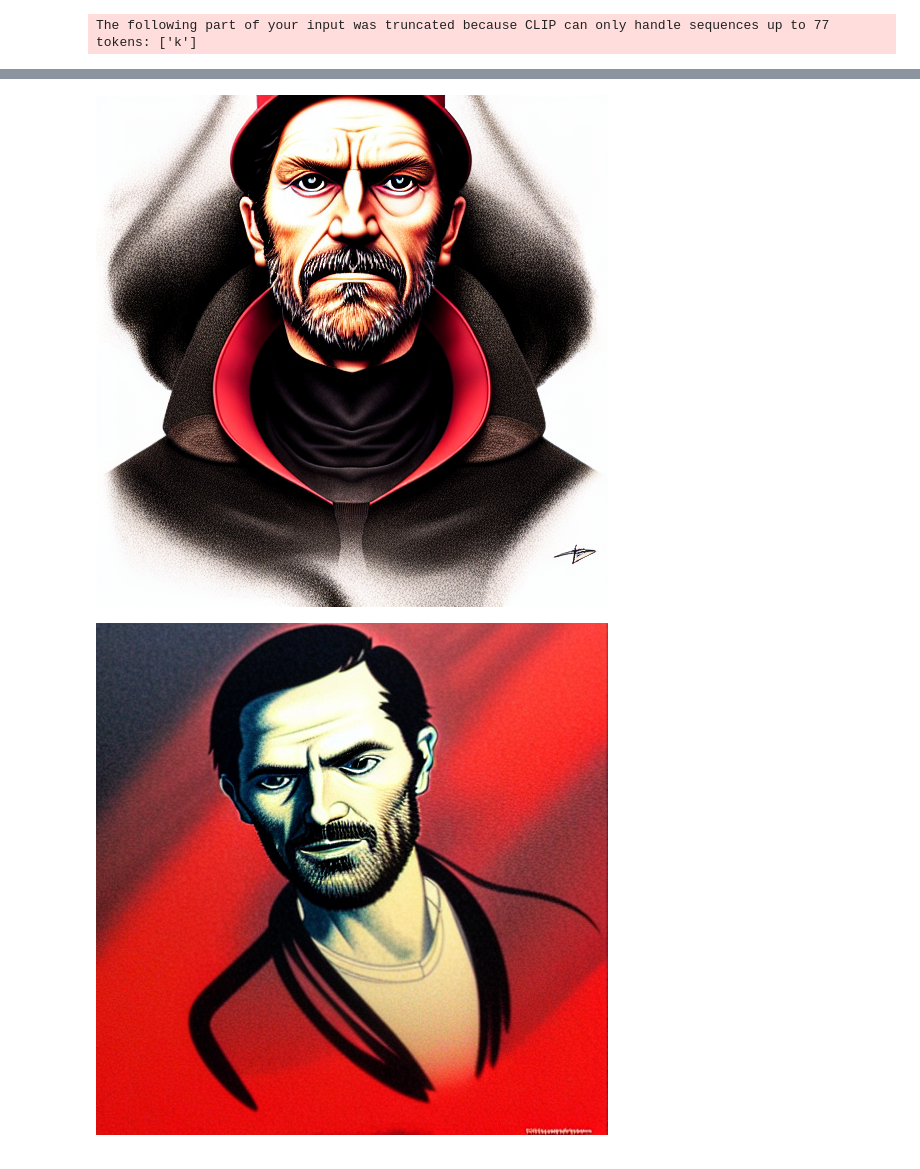
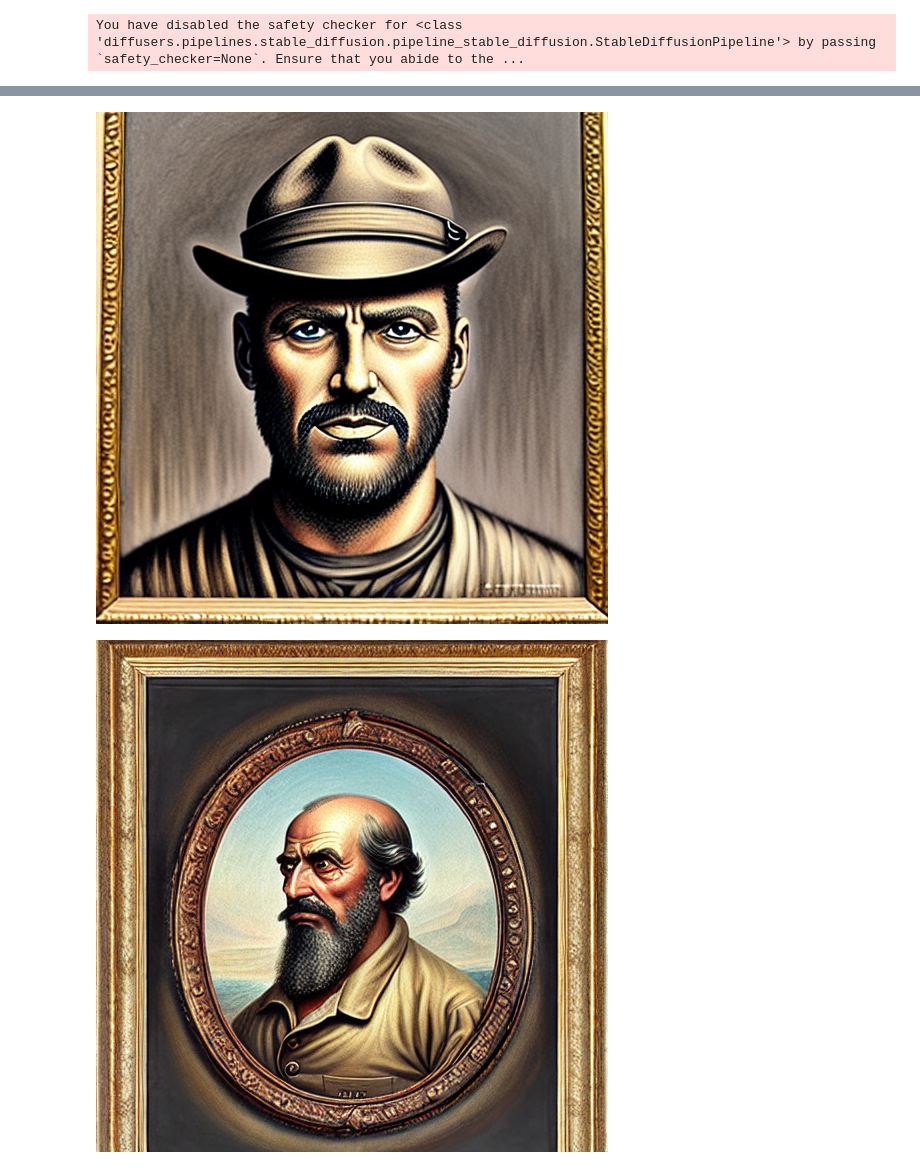
Before and after one commit to titika2013/Train_stable_diffusion_dreambooth, a Jupyter notebook: Train_stable_diffusion.ipynb, the cells around one changed output, grey strips where cells are left out. Cells and saved outputs as stored; diff of their text form; code cells hidden in the pictures.

```diff
--- a/Train_stable_diffusion.ipynb
+++ b/Train_stable_diffusion.ipynb
@@ -104,11 +110,14 @@ GPU Usage after emptying the cache
 # %%
-GEN_SCRIPT = "/content/dreambooth_train/run_sd_ generator.py"
-model_sd_path = "/content/models/TIG-XXL_session" # path to trained model
-key_name = "TIG-XXL"
-input_user_prompt = "highly detailed portrait of pierce brisnan as old sailor, \
-by Dustin Nguyen, Akihiko Yoshida, Greg Tocchini, Greg Rutkowski, Cliff Chiang,\
- 4k resolution, Dishonored inspired, bravely default inspired, vibrant but dreary red, \
-volumetric lights, smoke volutes, artstation HQ, unreal engine, octane renderer, HQ, 8K"
+GEN_SCRIPT = "/content/dreambooth_train/run_sd_generator.py"
+model_sd_path = "/content/models/TIG_XXL_session" # path to trained model
+key_name = "TIG_XXL"
+input_user_prompt = "a portrait of an old coal miner in 19th century, \
+beautiful painting with highly detailed face by greg rutkowski and magali villanueve"
+
+
+
+
+scheduler = "DPMSolverMultistepScheduler" #DPMSolverMultistepScheduler" or "DDIMScheduler" or "LMSDiscreteScheduler"
 path_to_dest = ""
 negative_prompt = ""
 
@@ -116,7 +125,8 @@ negative_prompt = ""
 %run "$GEN_SCRIPT" --model_sd_path "$model_sd_path" --token_prompt "$key_name" \
 --input_user_prompt "$input_user_prompt" --save_dir "$path_to_dest" \
 --negative_prompt "$negative_prompt" --num_samples 4 \
---guidance_scale 8 --num_inference_steps 100 \
---resolution 512 --seed 0 --eta 0.0 --need_display True --need_add_key_prompt_to_input_user_prompt True
+--guidance_scale 9 --num_inference_steps 150\
+--resolution 512 --seed 0 --need_display True --need_add_key_prompt_to_input_user_prompt True \
+--scheduler "$scheduler"
 # %% [output]
-The following part of your input was truncated because CLIP can only handle sequences up to 77 tokens: ['k']
+You have disabled the safety checker for <class 'diffusers.pipelines.stable_diffusion.pipeline_stable_diffusion.StableDiffusionPipeline'> by passing `safety_checker=None`. Ensure that you abide to the ...
@@ -124,2 +134,2 @@ The following part of your input was truncated because CLIP can only handle sequ
-[figure, old version]
+[figure, new version]
-[figure, old version]
+[figure, new version]
```
Also changed, not shown: parts of 5 cells of this notebook.
